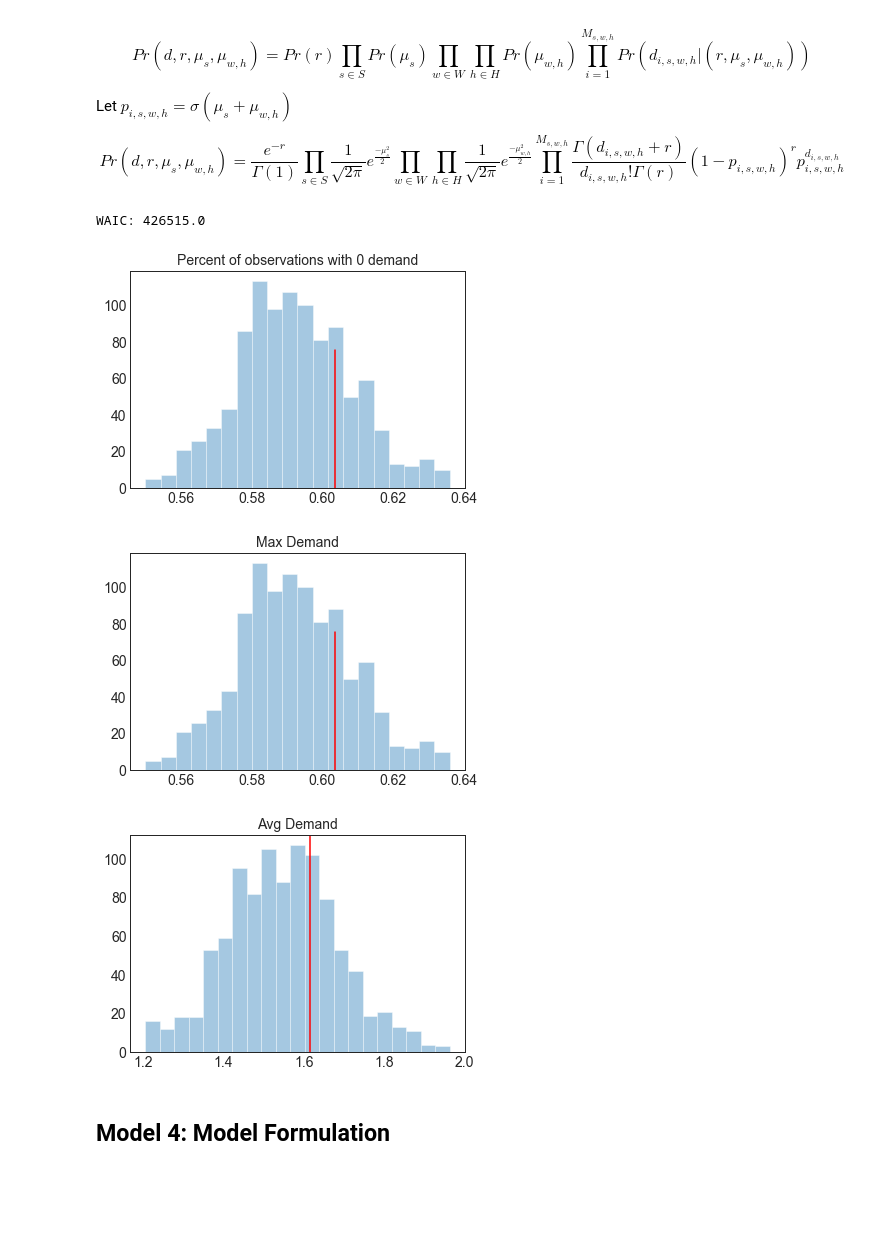
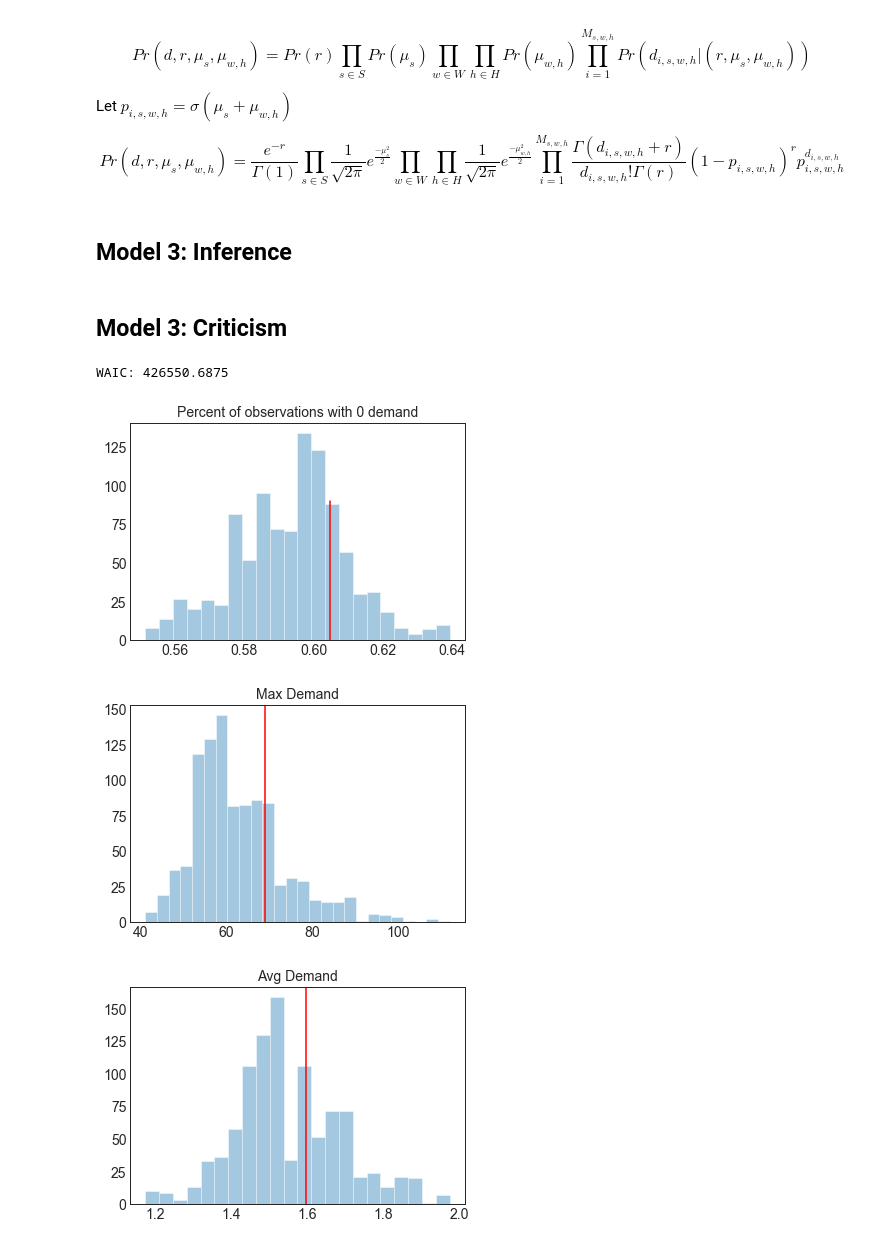
Before and after one commit to ssharpe42/probprog-finalproject, a Jupyter notebook: final-project/final-notebook.ipynb, the cells around one changed output. Saved outputs shown, nothing was run; the diff lists cells and outputs as text; code cells hidden in the pictures; blank space fills up the shorter version.

```diff
--- a/final-project/final-notebook.ipynb
+++ b/final-project/final-notebook.ipynb
@@ -22,27 +24,12 @@ from preprocess_bikeshare import *
 # %load_ext autoreload
 # %autoreload 2
-# %%
-#Set some plot params
-import matplotlib.pyplot as plt
-large = 16; med = 14; small = 12
-params = {'axes.titlesize': large,
-          'legend.fontsize': med,
-          'figure.figsize': (16, 10),
-          'axes.labelsize': med,
-          'axes.titlesize': med,
-          'xtick.labelsize': med,
-          'ytick.labelsize': med,
-          'figure.titlesize': large}
-plt.rcParams.update(params)
-plt.style.use('seaborn-whitegrid')
-sns.set_style("white")
-%matplotlib inline
 # %%
 # Set to true for fast run of notebook
-QUICK_RUN = False
+QUICK_RUN = True
 
 if QUICK_RUN:
-    iters = 3000
+    iters = 2000
+    n_samples = 1000
     model_param_suffix = '_quick'
     with open('../data/final_train_small.pickle', 'rb') as f:
         train=pickle.load(f)
@@ -50,10 +37,12 @@ if QUICK_RUN:
         test=pickle.load(f)
 else:
     iters = 9000
+    n_samples = 1000
     model_param_suffix =''
     with open('../data/final_train.pickle', 'rb') as f:
         train=pickle.load(f)
     with open('../data/final_test.pickle', 'rb') as f:
-        test=pickle.load(f)
+        test=pickle.load(f).sample(50000, random_state = 0)
+
 
 stations = pd.read_csv('../data/stations.csv')
@@ -337,6 +277,8 @@ $$Pr(d,r,\mu_s,\mu_{w,h}) =  Pr(r) \prod_{s \in S} Pr(\mu_s) \prod_{w \in W}\pro
 Let $p_{i, s,w,h} = \sigma(\mu_s+\mu_{w,h})$
 
 $$Pr(d,r,\mu_s,\mu_{w,h}) = \frac{e^{-r}}{\Gamma(1)}\prod_{s \in S}\frac{1}{\sqrt{2\pi}}e^{\frac{-\mu_s^2}{2}}\prod_{w \in W}\prod_{h \in H}\frac{1}{\sqrt{2\pi}}e^{\frac{-\mu_{w,h}^2}{2}}\prod_{i = 1}^{M_{s,w,h}} \frac{\Gamma(d_{i, s,w,h}+r)}{d_{i, s,w,h}!\Gamma(r)}(1-p_{i, s,w,h})^r p_{i, s,w,h}^{d_{i, s,w,h}}$$
+# %% [markdown]
+## Model 3: Inference
 # %%
 nb_data, nb_features = negbin.feature_generation(train)
 nb_data_test, _ = negbin.feature_generation(test)
@@ -362,7 +296,9 @@ svi_posterior_negbin = get_svi_posterior(nb_data['data'], nb_data['demand'],
+# %% [markdown]
+## Model 3: Criticism
 # %%
 print(f"WAIC: {float(svi_posterior_negbin.information_criterion()['waic'].detach().numpy())}")
 # %% [output]
-WAIC: 426515.0
+WAIC: 426550.6875
 # %%
 post_samples_negbin= ppd_samples(
     nb.wrapped_model,
@@ -376,11 +312,11 @@ post_combined_negbin = align_regressors_ppd(test, post_samples_negbin)
 # %%
 compare_test_statistic(test.demand.values, post_samples_negbin,
                        stat=perc_0, title = 'Percent of observations with 0 demand')
 compare_test_statistic(test.demand.values, post_samples_negbin,
-                       stat=perc_0, title = 'Max Demand')
+                       stat=max_, title = 'Max Demand')
 compare_test_statistic(test.demand.values, post_samples_negbin,
                        stat=mean, title = 'Avg Demand')
 # %% [output]
-[figure, old version]
+[figure, new version]
-[figure, old version]
+[figure, new version]
-[figure, old version]
+[figure, new version]
@@ -397,2 +322,0 @@ compare_test_statistic(test.demand.values, post_samples_negbin,
-# %% [markdown]
-## Model 4: Model Formulation
```
Also changed, not shown: parts of 45 cells of this notebook, 12 other files.
